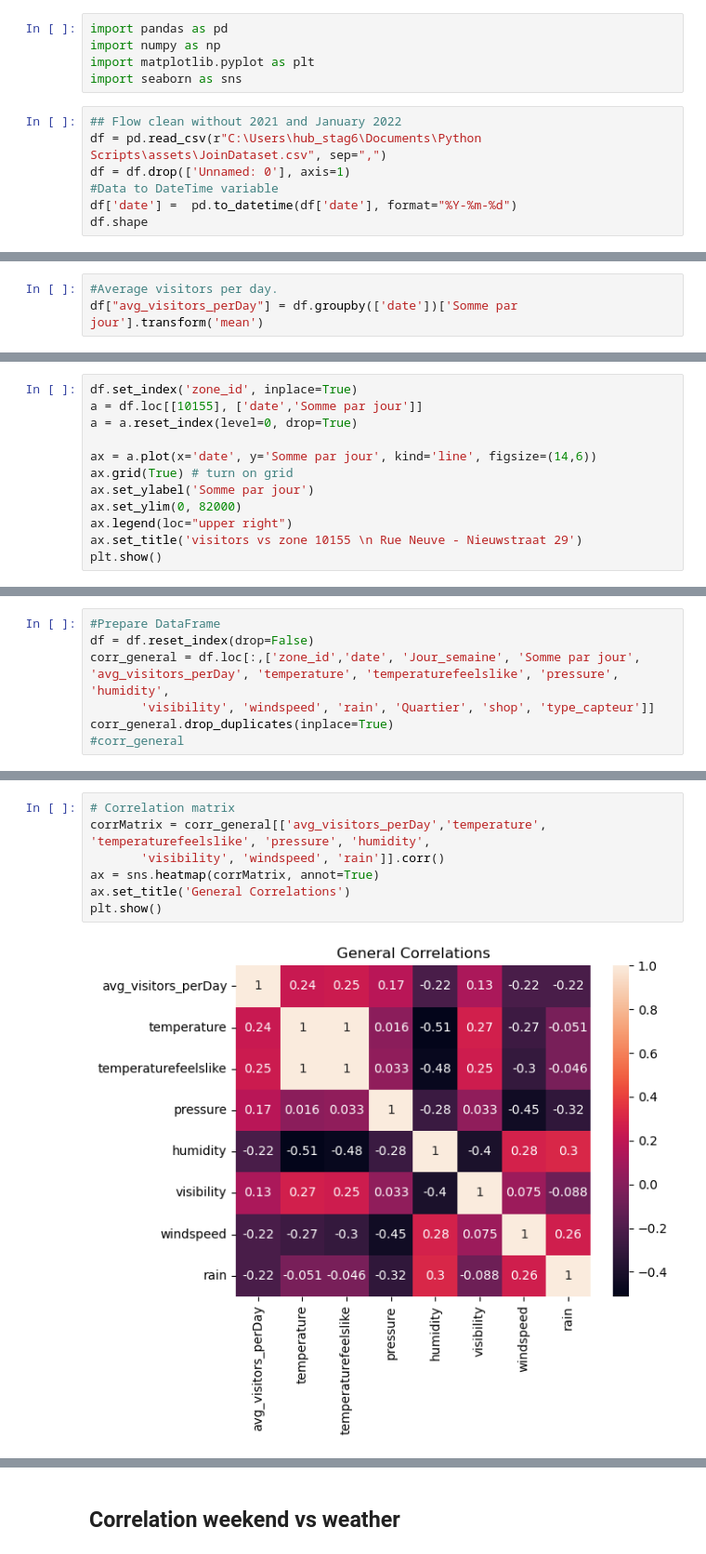
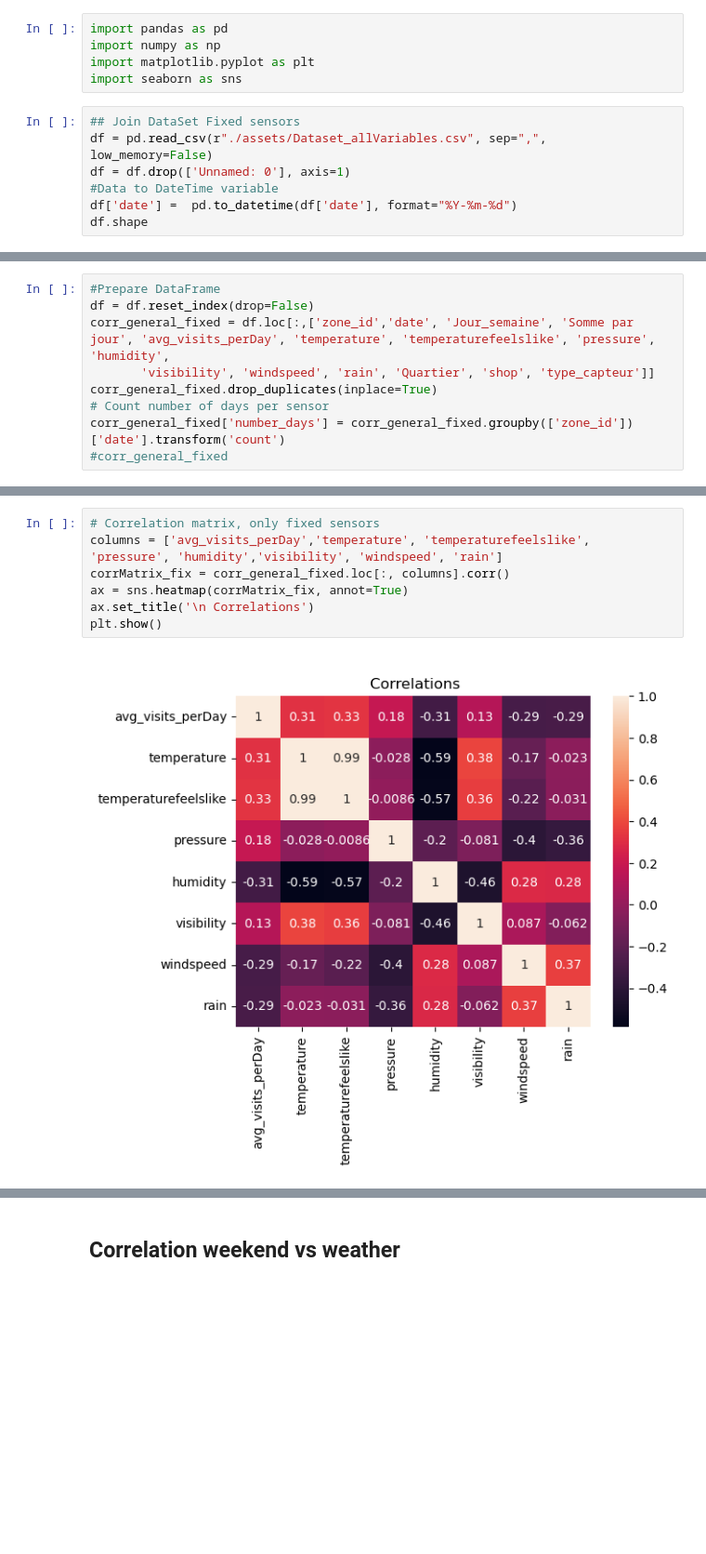
Before and after one commit to YuriHFlowers/Project-Hub, a Jupyter notebook: 05. Plots_Correlations.ipynb, the cells around one changed output, grey strips where cells are left out. Shown at 93% size. Drawn from its saved outputs; the diff is of its cells as text; blank space fills up the shorter version.

```diff
--- a/05. Plots_Correlations.ipynb
+++ b/05. Plots_Correlations.ipynb
@@ -4,8 +4,8 @@ import numpy as np
 import matplotlib.pyplot as plt
 import seaborn as sns
 # %%
-## Flow clean without 2021 and January 2022
-df = pd.read_csv(r"C:\Users\hub_stag6\Documents\Python Scripts\assets\JoinDataset.csv", sep=",")
+## Join DataSet Fixed sensors
+df = pd.read_csv(r"./assets/Dataset_allVariables.csv", sep=",", low_memory=False)
 df = df.drop(['Unnamed: 0'], axis=1)
 #Data to DateTime variable
 df['date'] =  pd.to_datetime(df['date'], format="%Y-%m-%d")
@@ -25,3 +14,0 @@ Index(['zone_id', 'date', 'year', 'Mois', 'Jour_semaine', 'Somme par jour',
-# %%
-#Average visitors per day.
-df["avg_visitors_perDay"] = df.groupby(['date'])['Somme par jour'].transform('mean')
@@ -74,12 +14,0 @@ Plot zone 10155
-# %%
-df.set_index('zone_id', inplace=True)
-a = df.loc[[10155], ['date','Somme par jour']]
-a = a.reset_index(level=0, drop=True)
-
-ax = a.plot(x='date', y='Somme par jour', kind='line', figsize=(14,6))
-ax.grid(True) # turn on grid
-ax.set_ylabel('Somme par jour')
-ax.set_ylim(0, 82000)
-ax.legend(loc="upper right")
-ax.set_title('visitors vs zone 10155 \n Rue Neuve - Nieuwstraat 29')
-plt.show()
@@ -142,7 +17,9 @@ Name: date, dtype: int64
 # %%
 #Prepare DataFrame
 df = df.reset_index(drop=False)
-corr_general = df.loc[:,['zone_id','date', 'Jour_semaine', 'Somme par jour', 'avg_visitors_perDay', 'temperature', 'temperaturefeelslike', 'pressure', 'humidity',
+corr_general_fixed = df.loc[:,['zone_id','date', 'Jour_semaine', 'Somme par jour', 'avg_visits_perDay', 'temperature', 'temperaturefeelslike', 'pressure', 'humidity',
        'visibility', 'windspeed', 'rain', 'Quartier', 'shop', 'type_capteur']]
-corr_general.drop_duplicates(inplace=True)
-#corr_general
+corr_general_fixed.drop_duplicates(inplace=True)
+# Count number of days per sensor
+corr_general_fixed['number_days'] = corr_general_fixed.groupby(['zone_id'])['date'].transform('count')
+#corr_general_fixed
@@ -155,9 +26,9 @@ Name: type_capteur, dtype: int64
 # %%
-# Correlation matrix
-corrMatrix = corr_general[['avg_visitors_perDay','temperature', 'temperaturefeelslike', 'pressure', 'humidity',
-       'visibility', 'windspeed', 'rain']].corr()
-ax = sns.heatmap(corrMatrix, annot=True)
-ax.set_title('General Correlations')
+# Correlation matrix, only fixed sensors
+columns = ['avg_visits_perDay','temperature', 'temperaturefeelslike', 'pressure', 'humidity','visibility', 'windspeed', 'rain']
+corrMatrix_fix = corr_general_fixed.loc[:, columns].corr()
+ax = sns.heatmap(corrMatrix_fix, annot=True)
+ax.set_title('\n Correlations')
 plt.show()
 # %% [output]
-[figure, old version]
+[figure, new version]
```
Also changed, not shown: parts of 60 cells of this notebook, 19 other files.
